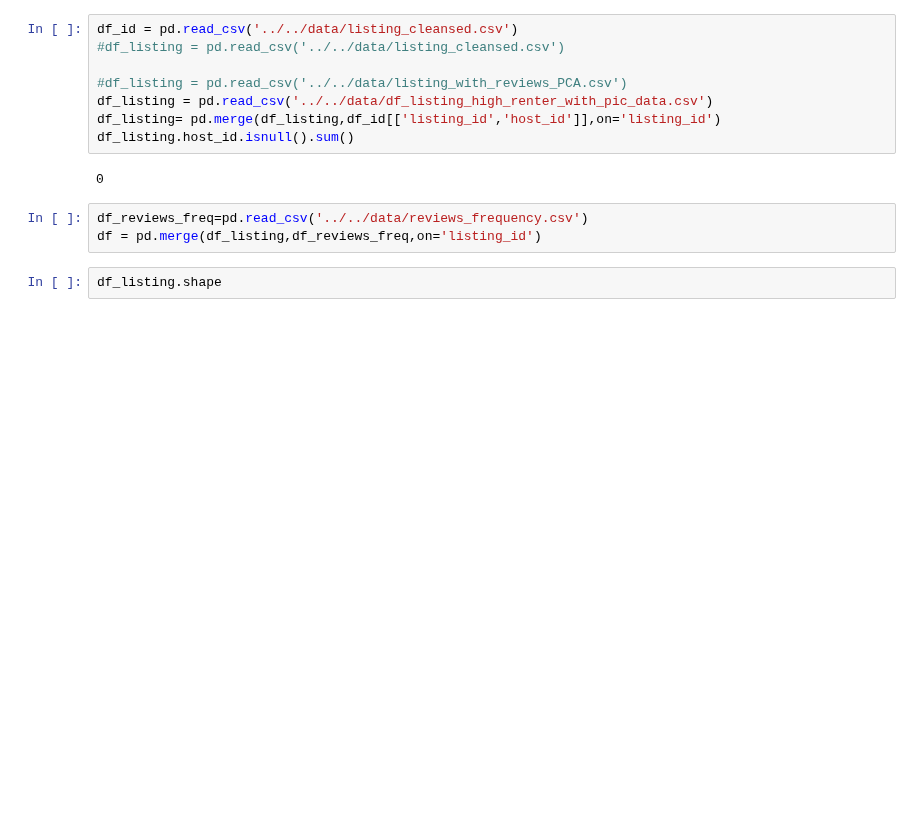
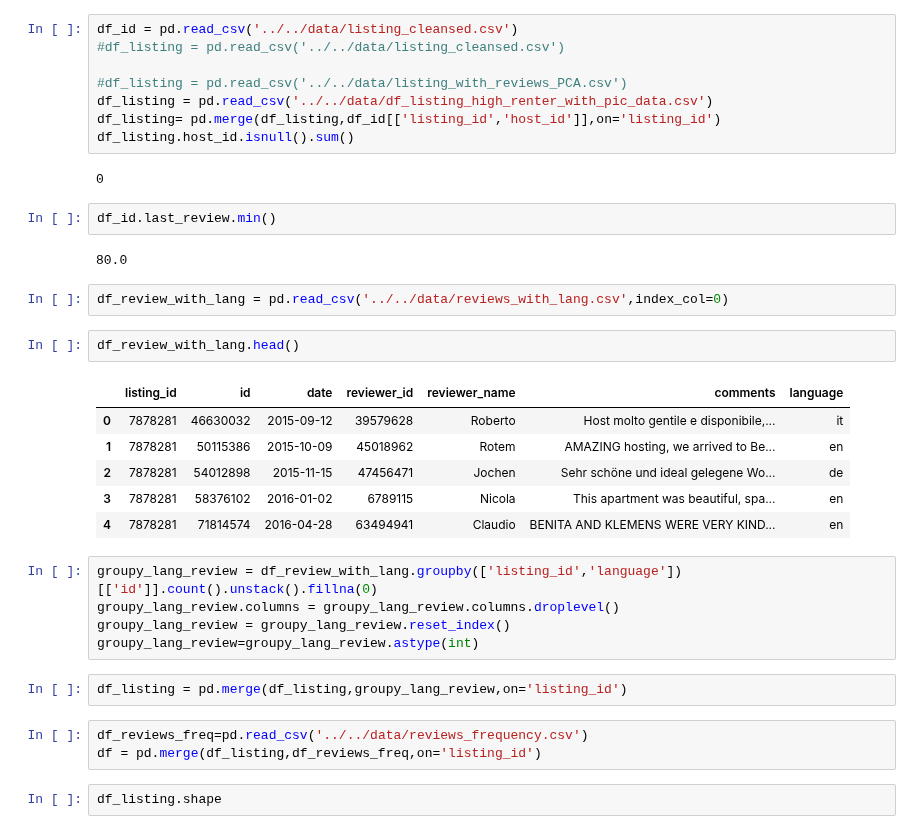
Before and after one commit to clementlefevre/udacity_ML, a Jupyter notebook: capstone_project/src/python/Exploratory Data Analysis.ipynb, the cells around one changed output. Drawn from its saved outputs; the diff is of its cells as text; blank space fills up the shorter version.

```diff
--- a/capstone_project/src/python/Exploratory Data Analysis.ipynb
+++ b/capstone_project/src/python/Exploratory Data Analysis.ipynb
@@ -38,6 +38,28 @@ df_listing= pd.merge(df_listing,df_id[['listing_id','host_id']],on='listing_id')
 df_listing.host_id.isnull().sum()
 # %% [output]
 0
+# %%
+df_id.last_review.min()
+# %% [output]
+80.0
+# %%
+df_review_with_lang = pd.read_csv('../../data/reviews_with_lang.csv',index_col=0)
+# %%
+df_review_with_lang.head()
+# %% [output]
+|  | listing_id | id | date | reviewer_id | reviewer_name | comments | language |
+| 0 | 7878281 | 46630032 | 2015-09-12 | 39579628 | Roberto | Host molto gentile e disponibile,... | it |
+| 1 | 7878281 | 50115386 | 2015-10-09 | 45018962 | Rotem | AMAZING hosting, we arrived to Be... | en |
+| 2 | 7878281 | 54012898 | 2015-11-15 | 47456471 | Jochen | Sehr schöne und ideal gelegene Wo... | de |
+| 3 | 7878281 | 58376102 | 2016-01-02 | 6789115 | Nicola | This apartment was beautiful, spa... | en |
+| 4 | 7878281 | 71814574 | 2016-04-28 | 63494941 | Claudio | BENITA AND KLEMENS WERE VERY KIND... | en |
+# %%
+groupy_lang_review = df_review_with_lang.groupby(['listing_id','language'])[['id']].count().unstack().fillna(0)
+groupy_lang_review.columns = groupy_lang_review.columns.droplevel()
+groupy_lang_review = groupy_lang_review.reset_index()
+groupy_lang_review=groupy_lang_review.astype(int)
+# %%
+df_listing = pd.merge(df_listing,groupy_lang_review,on='listing_id')
 # %%
 df_reviews_freq=pd.read_csv('../../data/reviews_frequency.csv')
 df = pd.merge(df_listing,df_reviews_freq,on='listing_id')
```
Also changed, not shown: parts of 13 cells of this notebook, 4 other files.
